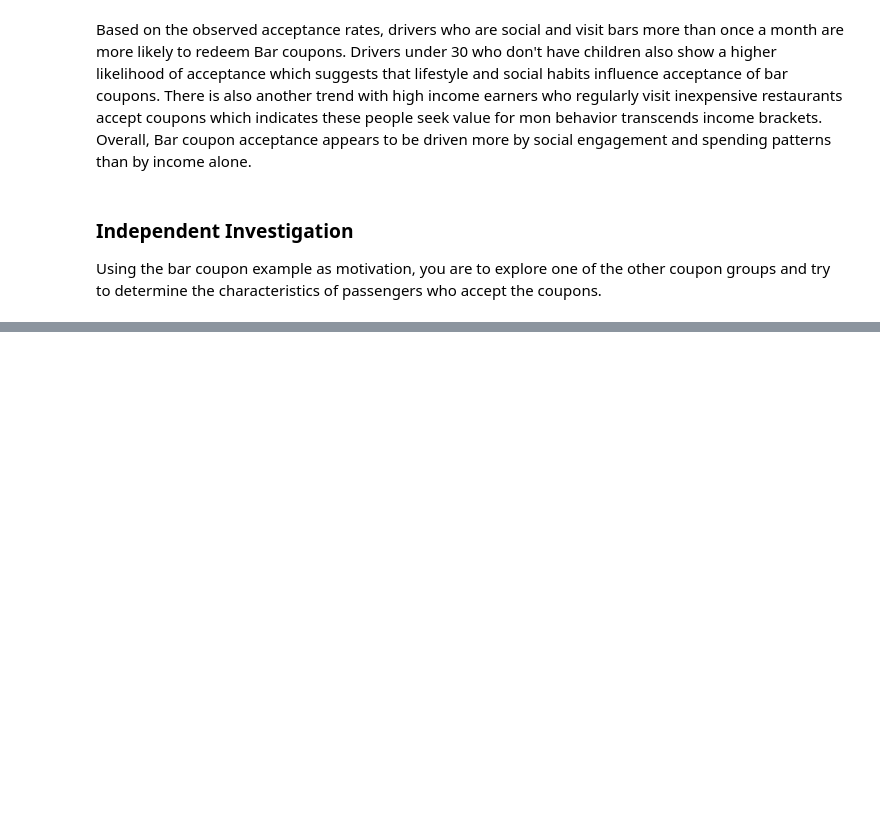
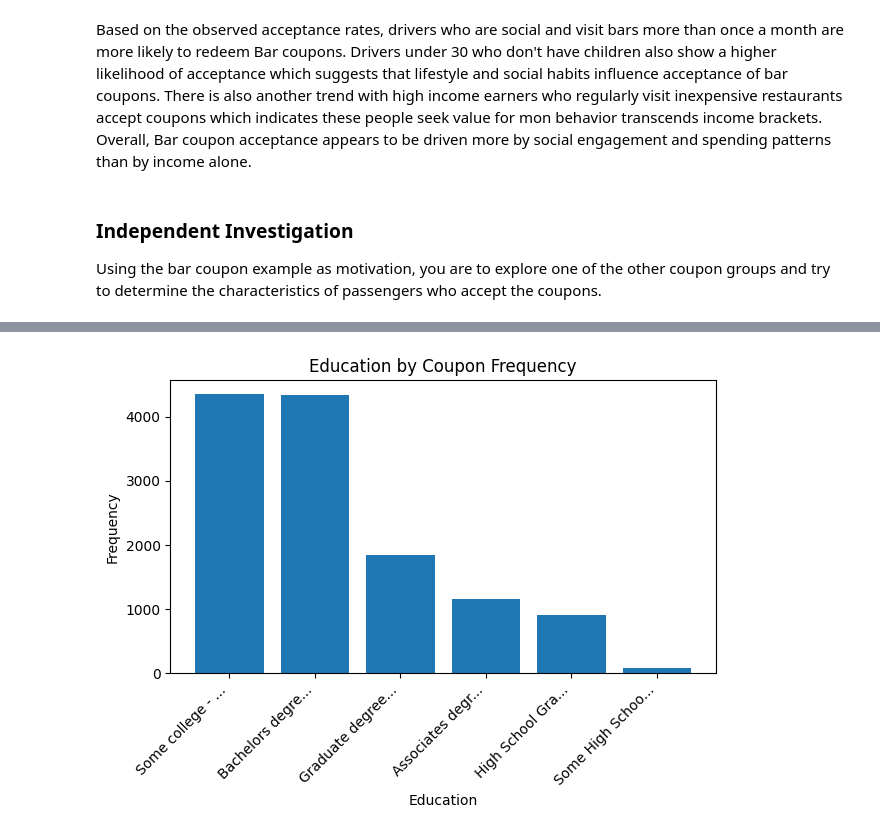
Before and after one commit to micwill755/UB-Application1, a Jupyter notebook: prompt.ipynb, the cells around one changed output, grey strips where cells are left out. Saved outputs shown, nothing was run; the diff lists cells and outputs as text; code cells hidden in the pictures; blank space fills up the shorter version.

```diff
--- a/prompt.ipynb
+++ b/prompt.ipynb
@@ -413,0 +455,17 @@ Using the bar coupon example as motivation, you are to explore one of the other
+# %%
+# only 57% of students who have partners accept coupons which shows that a partner has a slight influence on the acceptance rate but its not strong
+# lets look more broadly if education impacts acceptance
+education = data['education'].value_counts()
+
+# shorten label size because some occupation text length is too long
+labels = [label[:15] + '...' if len(label) > 15 else label for label in education.index]
+
+plt.bar(labels, education.values)
+plt.title("Education by Coupon Frequency")
+plt.xlabel('Education')
+plt.ylabel('Frequency')
+plt.xticks(rotation=45, ha='right')
+plt.tight_layout()
+plt.show()
+# %% [output]
+[figure, added]
```
Also changed, not shown: parts of 10 cells of this notebook.
